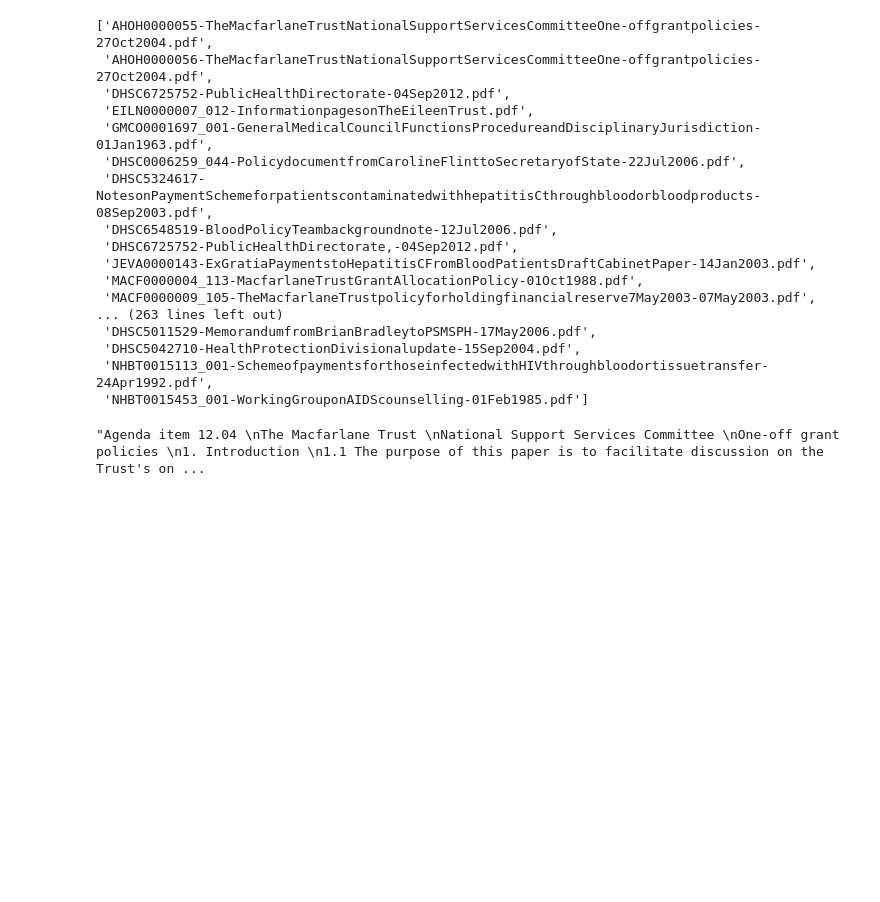
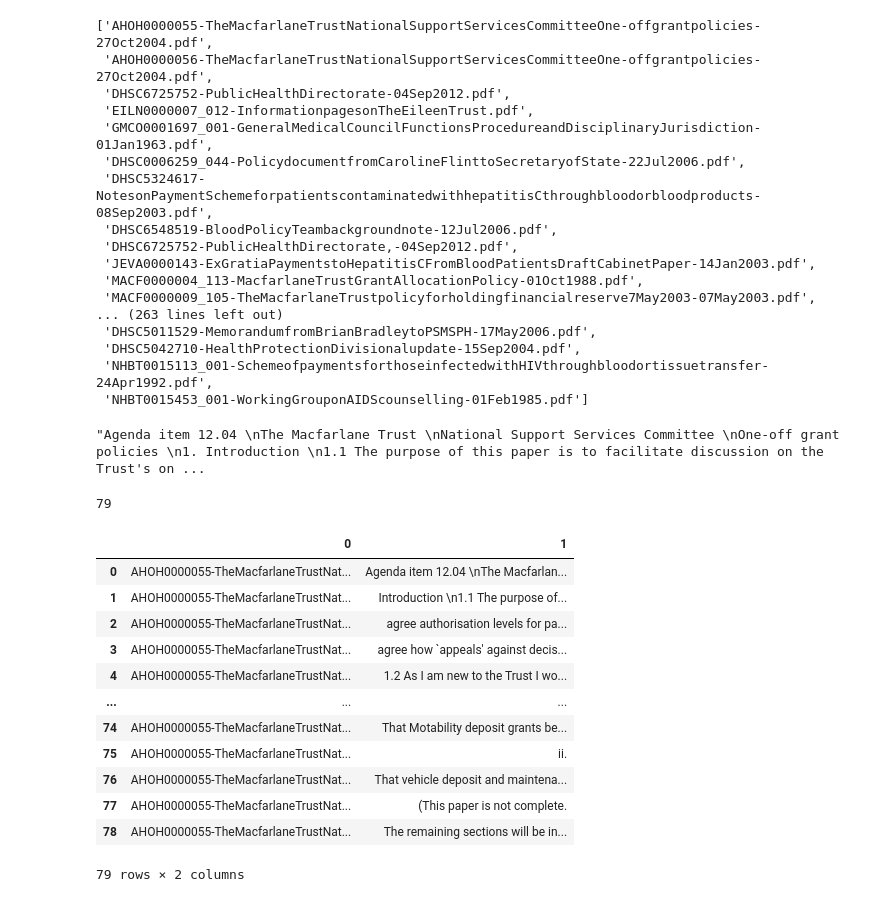
Before and after one commit to pnadelofficial/taylor_simple_search, a Jupyter notebook: testing.ipynb, the cells around one changed output. Saved outputs shown, nothing was run; the diff lists cells and outputs as text; code cells hidden in the pictures; blank space fills up the shorter version.

```diff
--- a/testing.ipynb
+++ b/testing.ipynb
@@ -809,9 +809,33 @@ policy_docs
  'NHBT0015453_001-WorkingGrouponAIDScounselling-01Feb1985.pdf']
 # %%
 import pypdf
-
-read_pdf = pypdf.PdfReader(base_path+'/'+other_data[65]+'/'+policy_docs[0])
+test_path = base_path+'/'+other_data[65]+'/'+policy_docs[0]
+read_pdf = pypdf.PdfReader(test_path)
 text = ' '.join([page.extract_text() for page in read_pdf.pages])
 text[:1000]
 # %% [output]
 "Agenda item 12.04 \nThe Macfarlane Trust \nNational Support Services Committee \nOne-off grant policies \n1. Introduction \n1.1 The purpose of this paper is to facilitate discussion on the Trust's on ...
+# %%
+sents = sent_tokenize(text)
+len(sents)
+# %% [output]
+79
+# %%
+import pandas as pd
+
+df = pd.DataFrame(zip([policy_docs[0] for i in range(len(sents))], sents))
+df
+# %% [output]
+|  | 0 | 1 |
+| 0 | AHOH0000055-TheMacfarlaneTrustNat... | Agenda item 12.04 \nThe Macfarlan... |
+| 1 | AHOH0000055-TheMacfarlaneTrustNat... | Introduction \n1.1 The purpose of... |
+| 2 | AHOH0000055-TheMacfarlaneTrustNat... | agree authorisation levels for pa... |
+| 3 | AHOH0000055-TheMacfarlaneTrustNat... | agree how `appeals' against decis... |
+| 4 | AHOH0000055-TheMacfarlaneTrustNat... | 1.2 As I am new to the Trust I wo... |
+| ... | ... | ... |
+| 74 | AHOH0000055-TheMacfarlaneTrustNat... | That Motability deposit grants be... |
+| 75 | AHOH0000055-TheMacfarlaneTrustNat... | ii. |
+| 76 | AHOH0000055-TheMacfarlaneTrustNat... | That vehicle deposit and maintena... |
+| 77 | AHOH0000055-TheMacfarlaneTrustNat... | (This paper is not complete. |
+| 78 | AHOH0000055-TheMacfarlaneTrustNat... | The remaining sections will be in... |
+79 rows × 2 columns
```
Also changed, not shown: parts of 9 cells of this notebook, 4 other files.
